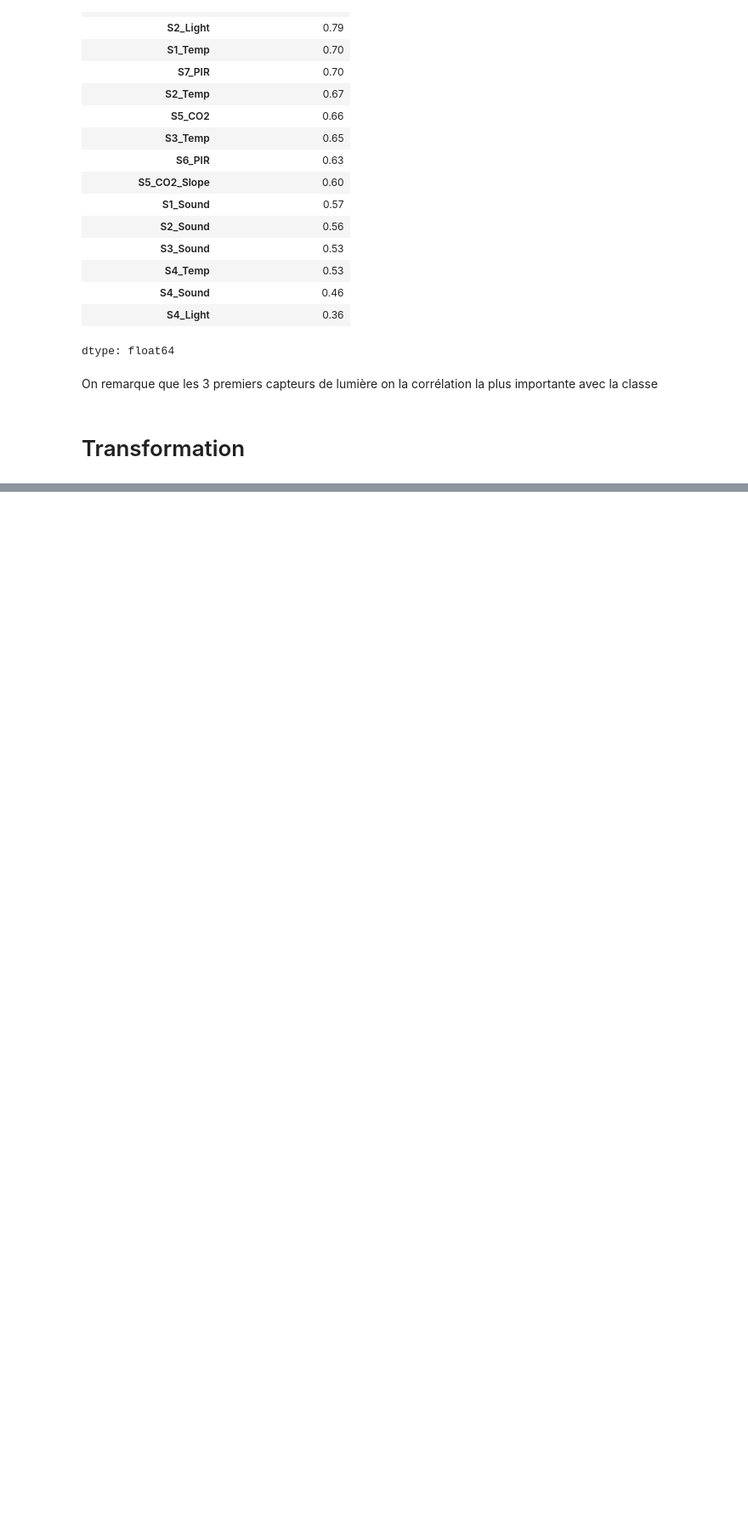
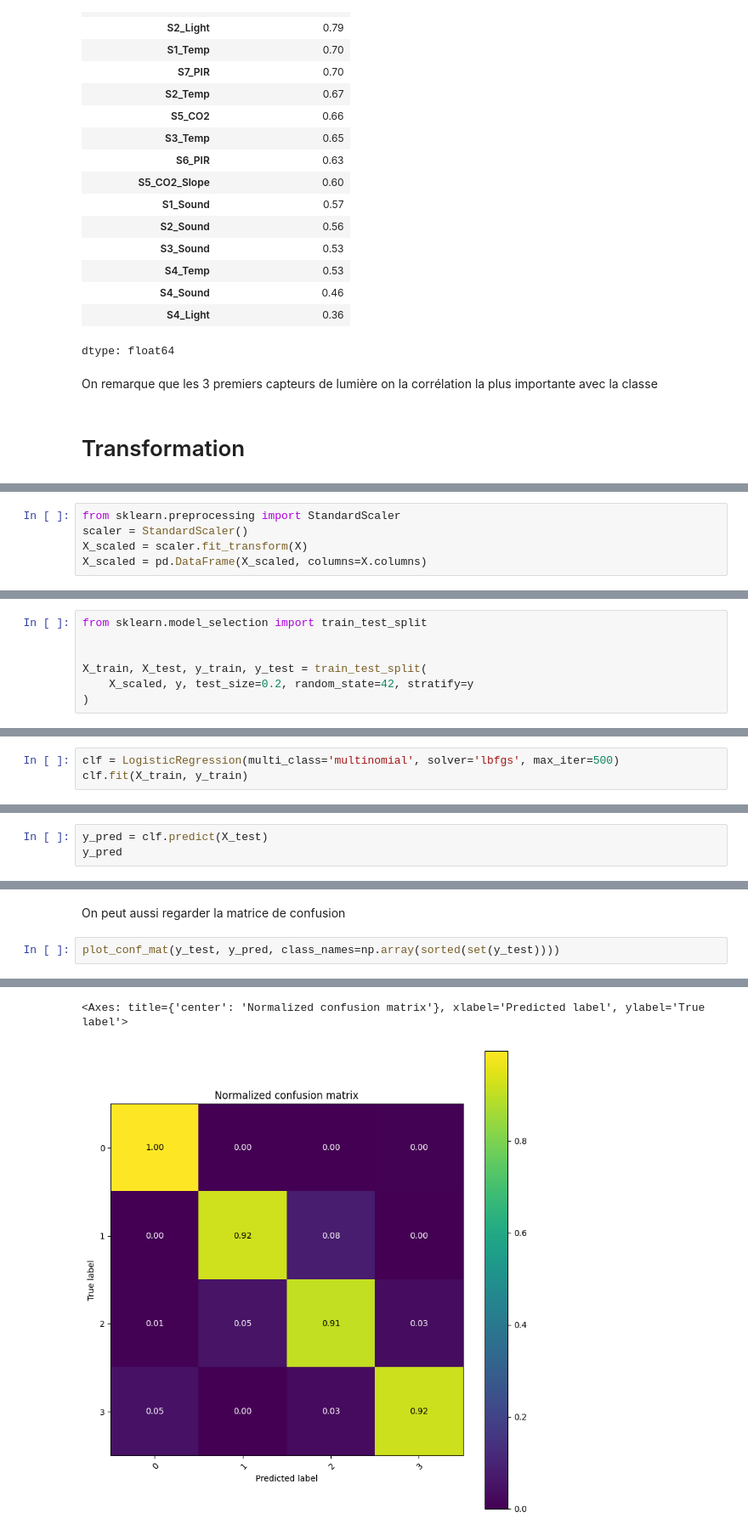
Before and after one commit to valentinedum/room_occupancy_estimation, a Jupyter notebook: notebooks/exploration.ipynb, the cells around one changed output, grey strips where cells are left out. Shown at 85% size. Drawn from its saved outputs; the diff is of its cells as text; blank space fills up the shorter version.

```diff
--- a/notebooks/exploration.ipynb
+++ b/notebooks/exploration.ipynb
@@ -211,0 +399,5 @@ On remarque que les 3 premiers capteurs de lumière on la corrélation la plus i
+# %%
+from sklearn.preprocessing import StandardScaler
+scaler = StandardScaler()
+X_scaled = scaler.fit_transform(X)
+X_scaled = pd.DataFrame(X_scaled, columns=X.columns)
@@ -211,0 +418,7 @@ On remarque que les 3 premiers capteurs de lumière on la corrélation la plus i
+# %%
+from sklearn.model_selection import train_test_split
+
+
+X_train, X_test, y_train, y_test = train_test_split(
+    X_scaled, y, test_size=0.2, random_state=42, stratify=y
+)
@@ -211,0 +469,3 @@ On remarque que les 3 premiers capteurs de lumière on la corrélation la plus i
+# %%
+clf = LogisticRegression(multi_class='multinomial', solver='lbfgs', max_iter=500)
+clf.fit(X_train, y_train)
@@ -211,0 +476,3 @@ On remarque que les 3 premiers capteurs de lumière on la corrélation la plus i
+# %%
+y_pred = clf.predict(X_test)
+y_pred
@@ -211,0 +501,5 @@ On remarque que les 3 premiers capteurs de lumière on la corrélation la plus i
+# %% [markdown]
+On peut aussi regarder la matrice de confusion
+# %%
+plot_conf_mat(y_test, y_pred, class_names=np.array(sorted(set(y_test))))
+# %% [output]
@@ -211,0 +511,2 @@ On remarque que les 3 premiers capteurs de lumière on la corrélation la plus i
+<Axes: title={'center': 'Normalized confusion matrix'}, xlabel='Predicted label', ylabel='True label'>
+[figure, added]
```
Also changed, not shown: parts of 74 cells of this notebook.
